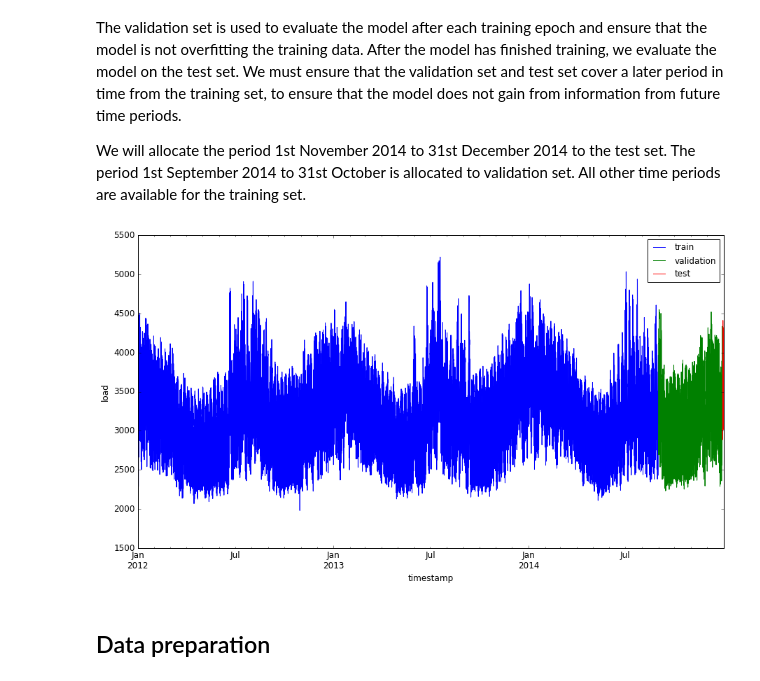
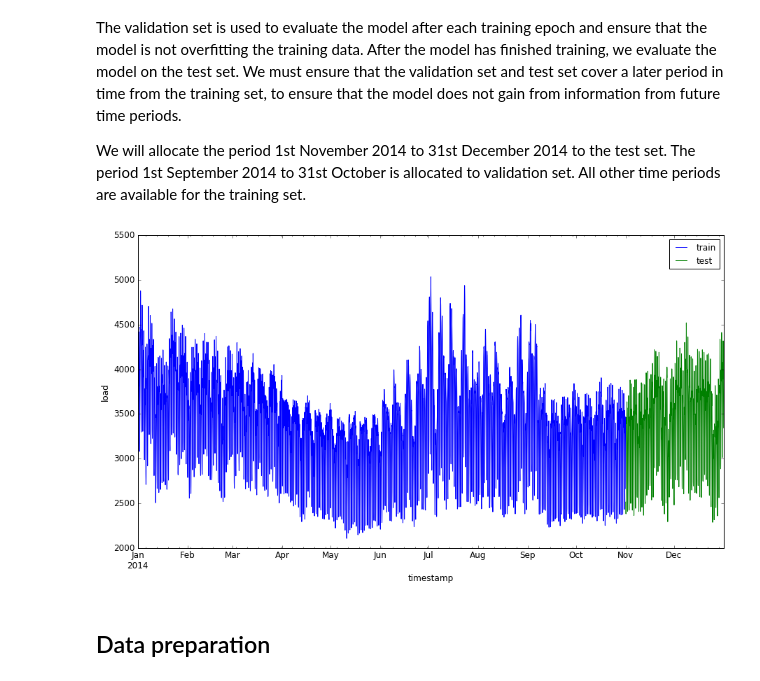
Before and after one commit to yijingchen/RNNForTimeSeriesForecastTutorial, a Jupyter notebook: 1_one_step_traditional_ts_arima.ipynb, the cells around one changed output. Cells and saved outputs as stored; diff of their text form; code cells hidden in the pictures.

```diff
--- a/1_one_step_traditional_ts_arima.ipynb
+++ b/1_one_step_traditional_ts_arima.ipynb
@@ -73,23 +67,21 @@ We separate our dataset into train, validation and test sets. We train the model
 
 We will allocate the period 1st November 2014 to 31st December 2014 to the test set. The period 1st September 2014 to 31st October is allocated to validation set. All other time periods are available for the training set.
 # %%
-valid_start_dt = '2014-09-01 00:00:00'
+train_start_dt = '2014-01-01 00:00:00'
 
 if(not demo):
     test_start_dt = '2014-11-01 00:00:00'
 else:
     test_start_dt = '2014-12-30 00:00:00'
 # %%
-energy[energy.index < valid_start_dt][['load']].rename(columns={'load':'train'}) \
-    .join(energy[(energy.index >=valid_start_dt) & (energy.index < test_start_dt)][['load']] \
-          .rename(columns={'load':'validation'}), how='outer') \
+energy[(energy.index >= train_start_dt) & (energy.index < test_start_dt)][['load']].rename(columns={'load':'train'}) \
     .join(energy[test_start_dt:][['load']].rename(columns={'load':'test'}), how='outer') \
-    .plot(y=['train', 'validation', 'test'], figsize=(15, 8), fontsize=12)
+    .plot(y=['train', 'test'], figsize=(15, 8), fontsize=12)
 plt.xlabel('timestamp', fontsize=12)
 plt.ylabel('load', fontsize=12)
 plt.show()
 # %% [output]
-[figure, old version]
+[figure, new version]
 # %% [markdown]
 ## Data preparation
 # %% [markdown]
```
Also changed, not shown: parts of 19 cells of this notebook.
